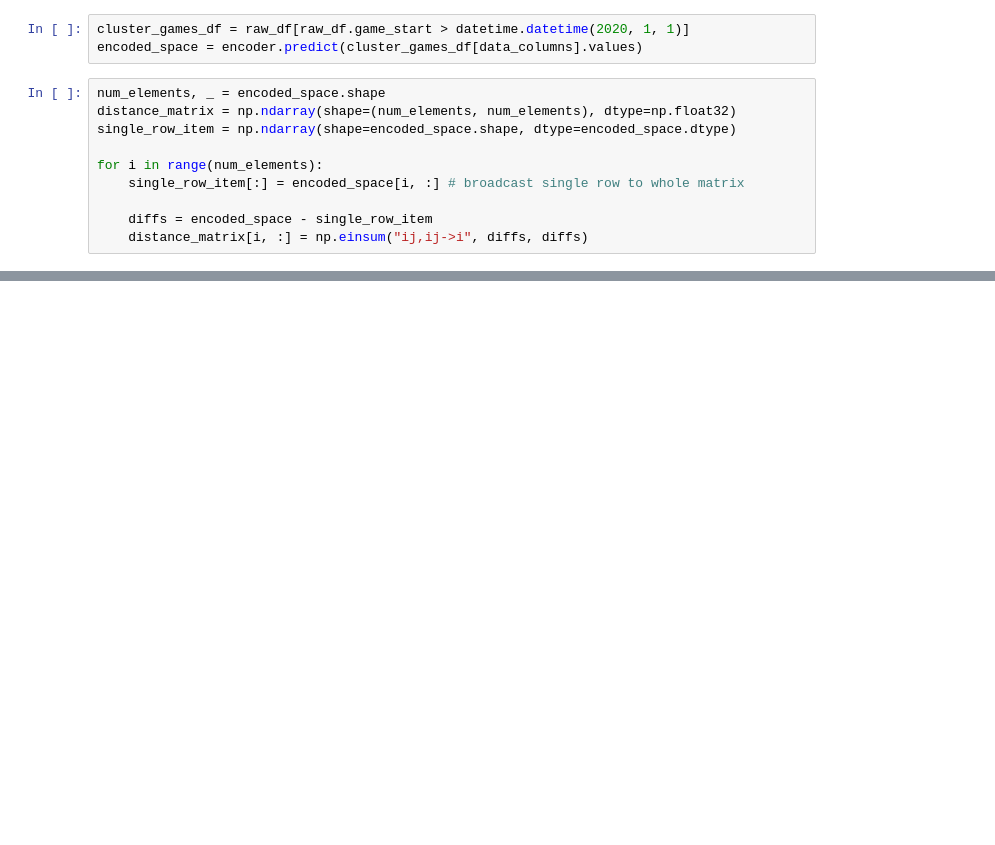
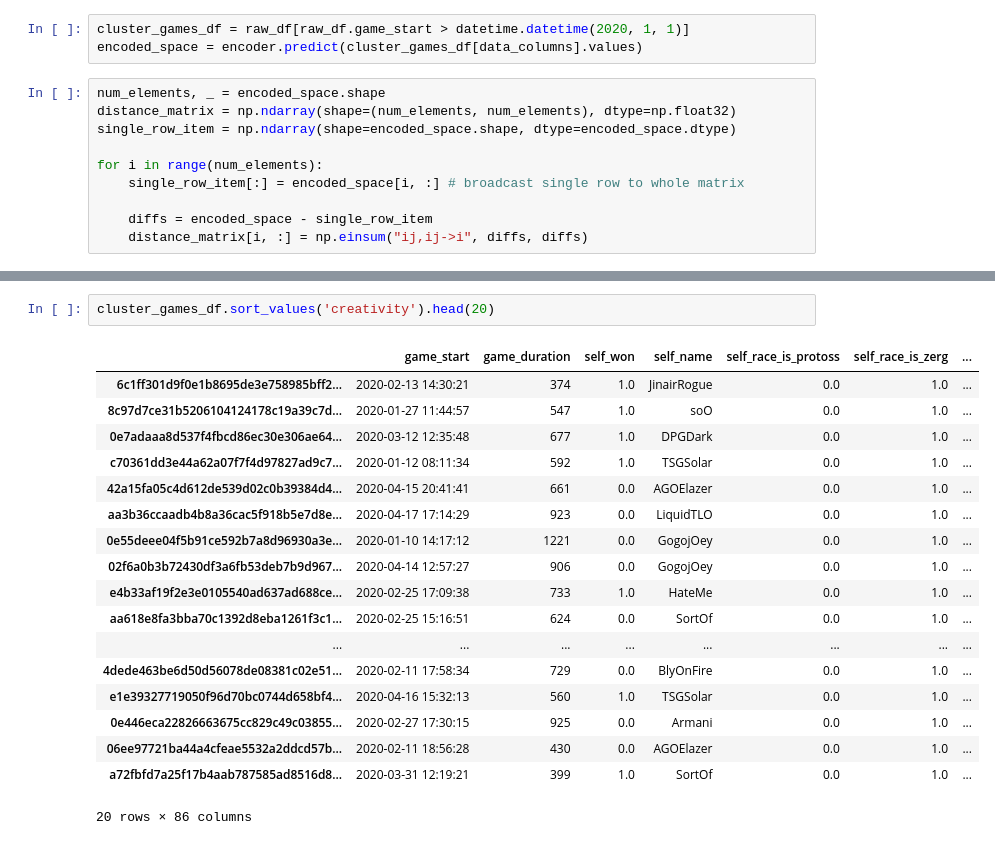
Before and after one commit to axiak/sc2creativity, a Jupyter notebook: notebooks/Autoencoder - density.ipynb, the cells around one changed output, grey strips where cells are left out. Drawn from its saved outputs; the diff is of its cells as text; blank space fills up the shorter version.

```diff
--- a/notebooks/Autoencoder - density.ipynb
+++ b/notebooks/Autoencoder - density.ipynb
@@ -141,0 +186,21 @@ cluster_games_df['creativity'] = np.apply_along_axis(creativity_score, 1, distan
+# %%
+cluster_games_df.sort_values('creativity').head(20)
+# %% [output]
+|  | game_start | game_duration | self_won | self_name | self_race_is_protoss | self_race_is_zerg | ... |
+| 6c1ff301d9f0e1b8695de3e758985bff2... | 2020-02-13 14:30:21 | 374 | 1.0 | JinairRogue | 0.0 | 1.0 | ... |
+| 8c97d7ce31b5206104124178c19a39c7d... | 2020-01-27 11:44:57 | 547 | 1.0 | soO | 0.0 | 1.0 | ... |
+| 0e7adaaa8d537f4fbcd86ec30e306ae64... | 2020-03-12 12:35:48 | 677 | 1.0 | DPGDark | 0.0 | 1.0 | ... |
+| c70361dd3e44a62a07f7f4d97827ad9c7... | 2020-01-12 08:11:34 | 592 | 1.0 | TSGSolar | 0.0 | 1.0 | ... |
+| 42a15fa05c4d612de539d02c0b39384d4... | 2020-04-15 20:41:41 | 661 | 0.0 | AGOElazer | 0.0 | 1.0 | ... |
+| aa3b36ccaadb4b8a36cac5f918b5e7d8e... | 2020-04-17 17:14:29 | 923 | 0.0 | LiquidTLO | 0.0 | 1.0 | ... |
+| 0e55deee04f5b91ce592b7a8d96930a3e... | 2020-01-10 14:17:12 | 1221 | 0.0 | GogojOey | 0.0 | 1.0 | ... |
+| 02f6a0b3b72430df3a6fb53deb7b9d967... | 2020-04-14 12:57:27 | 906 | 0.0 | GogojOey | 0.0 | 1.0 | ... |
+| e4b33af19f2e3e0105540ad637ad688ce... | 2020-02-25 17:09:38 | 733 | 1.0 | HateMe | 0.0 | 1.0 | ... |
+| aa618e8fa3bba70c1392d8eba1261f3c1... | 2020-02-25 15:16:51 | 624 | 0.0 | SortOf | 0.0 | 1.0 | ... |
+| ... | ... | ... | ... | ... | ... | ... | ... |
+| 4dede463be6d50d56078de08381c02e51... | 2020-02-11 17:58:34 | 729 | 0.0 | BlyOnFire | 0.0 | 1.0 | ... |
+| e1e39327719050f96d70bc0744d658bf4... | 2020-04-16 15:32:13 | 560 | 1.0 | TSGSolar | 0.0 | 1.0 | ... |
+| 0e446eca22826663675cc829c49c03855... | 2020-02-27 17:30:15 | 925 | 0.0 | Armani | 0.0 | 1.0 | ... |
+| 06ee97721ba44a4cfeae5532a2ddcd57b... | 2020-02-11 18:56:28 | 430 | 0.0 | AGOElazer | 0.0 | 1.0 | ... |
+| a72fbfd7a25f17b4aab787585ad8516d8... | 2020-03-31 12:19:21 | 399 | 1.0 | SortOf | 0.0 | 1.0 | ... |
+20 rows × 86 columns
```
Also changed, not shown: parts of 10 cells of this notebook, 2 other files.
